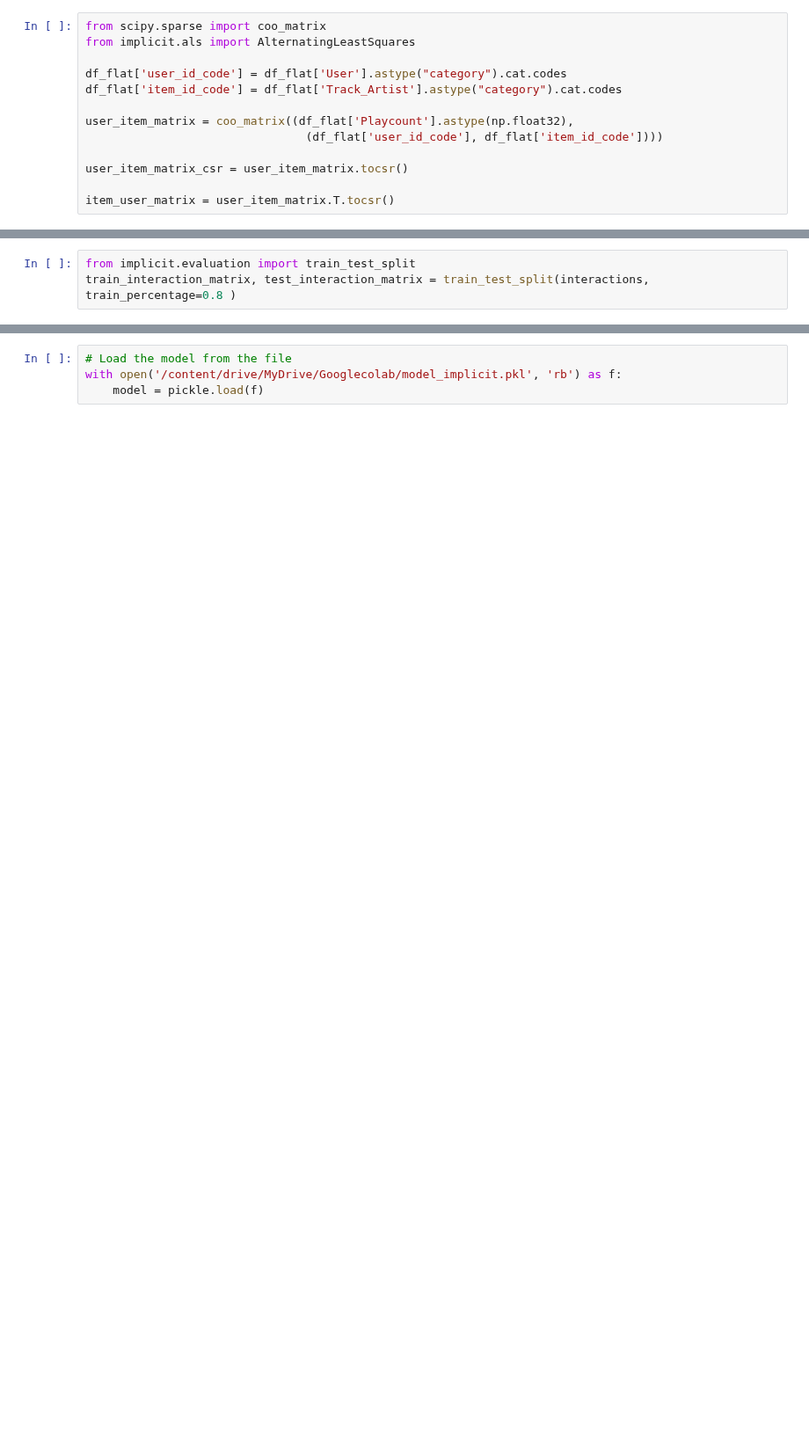
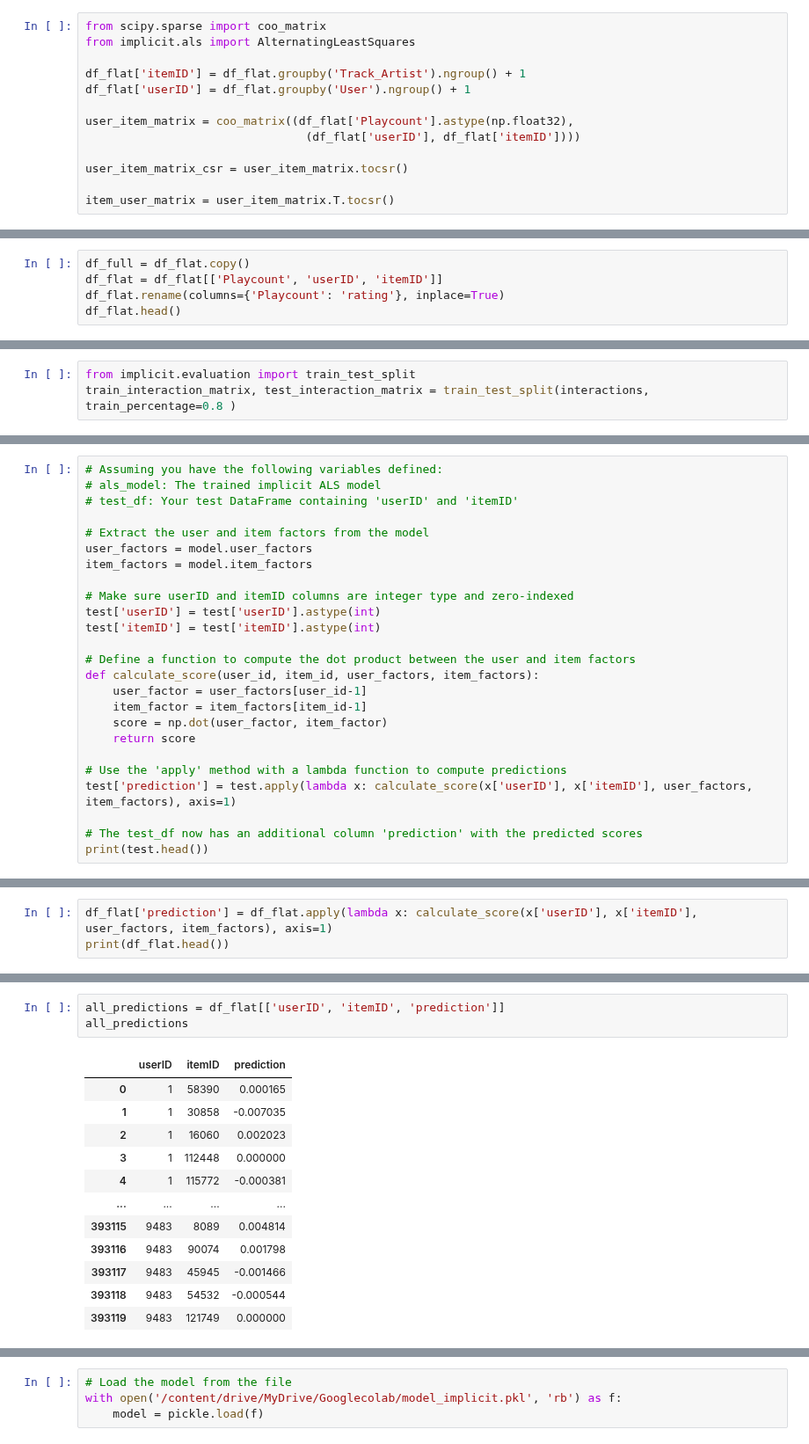
Before and after one commit to LauWyeRock/RecommendationSystem, a Jupyter notebook: Submission/Step4A_Implicit.ipynb, the cells around one changed output, grey strips where cells are left out. Shown at 88% size. Cells and saved outputs as stored; diff of their text form; blank space fills up the shorter version.

```diff
--- a/Submission/Step4A_Implicit.ipynb
+++ b/Submission/Step4A_Implicit.ipynb
@@ -138,11 +134,11 @@ Successfully installed implicit-0.7.2
 from scipy.sparse import coo_matrix
 from implicit.als import AlternatingLeastSquares
 
-df_flat['user_id_code'] = df_flat['User'].astype("category").cat.codes
-df_flat['item_id_code'] = df_flat['Track_Artist'].astype("category").cat.codes
+df_flat['itemID'] = df_flat.groupby('Track_Artist').ngroup() + 1
+df_flat['userID'] = df_flat.groupby('User').ngroup() + 1
 
 user_item_matrix = coo_matrix((df_flat['Playcount'].astype(np.float32),
-                                (df_flat['user_id_code'], df_flat['item_id_code'])))
+                                (df_flat['userID'], df_flat['itemID'])))
 
 user_item_matrix_csr = user_item_matrix.tocsr()
 
@@ -149,0 +229,5 @@ item_user_matrix = user_item_matrix.T.tocsr()
+# %%
+df_full = df_flat.copy()
+df_flat = df_flat[['Playcount', 'userID', 'itemID']]
+df_flat.rename(columns={'Playcount': 'rating'}, inplace=True)
+df_flat.head()
@@ -219,0 +339,25 @@ NDCG at K: 0.0476665300775254
+# %%
+# Assuming you have the following variables defined:
+# als_model: The trained implicit ALS model
+# test_df: Your test DataFrame containing 'userID' and 'itemID'
+
+# Extract the user and item factors from the model
+user_factors = model.user_factors
+item_factors = model.item_factors
+
+# Make sure userID and itemID columns are integer type and zero-indexed
+test['userID'] = test['userID'].astype(int)
+test['itemID'] = test['itemID'].astype(int)
+
+# Define a function to compute the dot product between the user and item factors
+def calculate_score(user_id, item_id, user_factors, item_factors):
+    user_factor = user_factors[user_id-1]
+    item_factor = item_factors[item_id-1]
+    score = np.dot(user_factor, item_factor)
+    return score
+
+# Use the 'apply' method with a lambda function to compute predictions
+test['prediction'] = test.apply(lambda x: calculate_score(x['userID'], x['itemID'], user_factors, item_factors), axis=1)
+
+# The test_df now has an additional column 'prediction' with the predicted scores
+print(test.head())
@@ -219,0 +381,3 @@ NDCG at K: 0.0476665300775254
+# %%
+df_flat['prediction'] = df_flat.apply(lambda x: calculate_score(x['userID'], x['itemID'], user_factors, item_factors), axis=1)
+print(df_flat.head())
@@ -219,0 +391,16 @@ NDCG at K: 0.0476665300775254
+# %%
+all_predictions = df_flat[['userID', 'itemID', 'prediction']]
+all_predictions
+# %% [output]
+|  | userID | itemID | prediction |
+| 0 | 1 | 58390 | 0.000165 |
+| 1 | 1 | 30858 | -0.007035 |
+| 2 | 1 | 16060 | 0.002023 |
+| 3 | 1 | 112448 | 0.000000 |
+| 4 | 1 | 115772 | -0.000381 |
+| ... | ... | ... | ... |
+| 393115 | 9483 | 8089 | 0.004814 |
+| 393116 | 9483 | 90074 | 0.001798 |
+| 393117 | 9483 | 45945 | -0.001466 |
+| 393118 | 9483 | 54532 | -0.000544 |
+| 393119 | 9483 | 121749 | 0.000000 |
```
Also changed, not shown: parts of 28 cells of this notebook, 6 other files.
